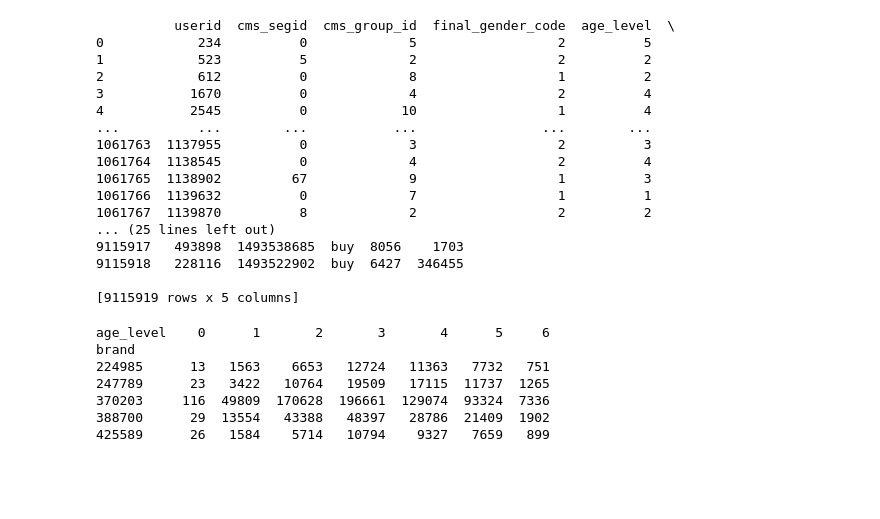
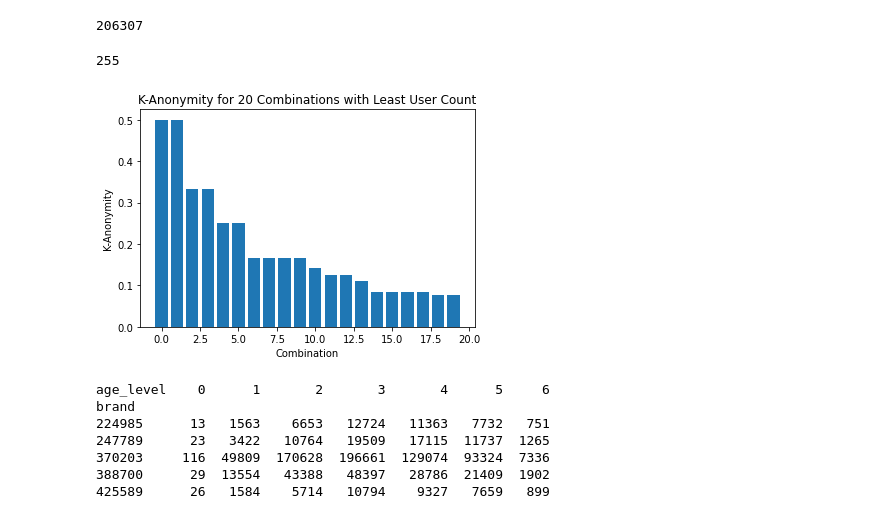
Before and after one commit to rishucoding/spml_dlrm_attacks, a Jupyter notebook: SPML.ipynb, the cells around one changed output. Saved outputs shown, nothing was run; the diff lists cells and outputs as text; code cells hidden in the pictures; blank space fills up the shorter version.

Commit message:
Add files via upload
Code for getting K- anonymity groups, only part left is intersection attack to improve ambiguity results

```diff
--- a/SPML.ipynb
+++ b/SPML.ipynb
@@ -52,27 +74,55 @@ print(unique_age_levels)
+# %%
+unique_brands = buy_behavior["brand"].unique()
+print(len(unique_brands))
+# %% [output]
+206307
+# %%
+###### Identification attack user_groups ######
+
+user_features = user_profile[['cms_segid', 'cms_group_id', 'final_gender_code', 'age_level', 'pvalue_level', 'shopping_level', 'occupation', 'new_user_class_level ']]
+
+# Drop rows with missing values
+user_features = user_features.dropna()
+
+# Get all possible combinations of the user features
+combinations = []
+for i in range(1, len(user_features.columns)+1):
+    combinations += list(itertools.combinations(user_features.columns, i))
+
+print(len(combinations))
+
+combinations_count = {}
+for combination in combinations:
+    combination_count = len(user_features.groupby(list(combination)).size())
+    combinations_count[combination] = combination_count
+
+# Create a list of tuples from the dictionary items
+counts_list = list(combinations_count.items())
+
+# Sort the list by the count of users in ascending order
+counts_list.sort(key=lambda x: x[1])
+
+# Get the top 20 combinations with the least count
+top_combinations = counts_list[:20]
+
+# Create a list of the K-anonymity values for each combination
+k_anonimity = [1/count[1] for count in top_combinations]
+
+# Plot the K-anonymity values as a bar chart
+plt.bar(range(len(k_anonimity)), k_anonimity)
+
+# Add labels to the x and y axis and add a title to the plot
+plt.xlabel('Combination')
+plt.ylabel('K-Anonymity')
+plt.title('K-Anonymity for 20 Combinations with Least User Count')
+
+# Show the plot
+plt.show()
+# %% [output]
+255
+[figure, added]
 # %%
 clicks_brand = pd.merge(raw_sample, ad_feature[['brand', 'adgroup_id']], how='left', on='adgroup_id')
-# %%
-print(user_profile)
-
-print(buy_behavior)
-# %% [output]
-          userid  cms_segid  cms_group_id  final_gender_code  age_level  \
-0            234          0             5                  2          5
-1            523          5             2                  2          2
-2            612          0             8                  1          2
-3           1670          0             4                  2          4
-4           2545          0            10                  1          4
-...          ...        ...           ...                ...        ...
-1061763  1137955          0             3                  2          3
-1061764  1138545          0             4                  2          4
-1061765  1138902         67             9                  1          3
-1061766  1139632          0             7                  1          1
-1061767  1139870          8             2                  2          2
-... (25 lines left out)
-9115917   493898  1493538685  buy  8056    1703
-9115918   228116  1493522902  buy  6427  346455
-
-[9115919 rows x 5 columns]
 # %%
 clicks_with_brand = pd.merge(left=raw_sample, right=ad_feature, how='inner', on='adgroup_id')
 # %%
```
Also changed, not shown: parts of 10 cells of this notebook.
